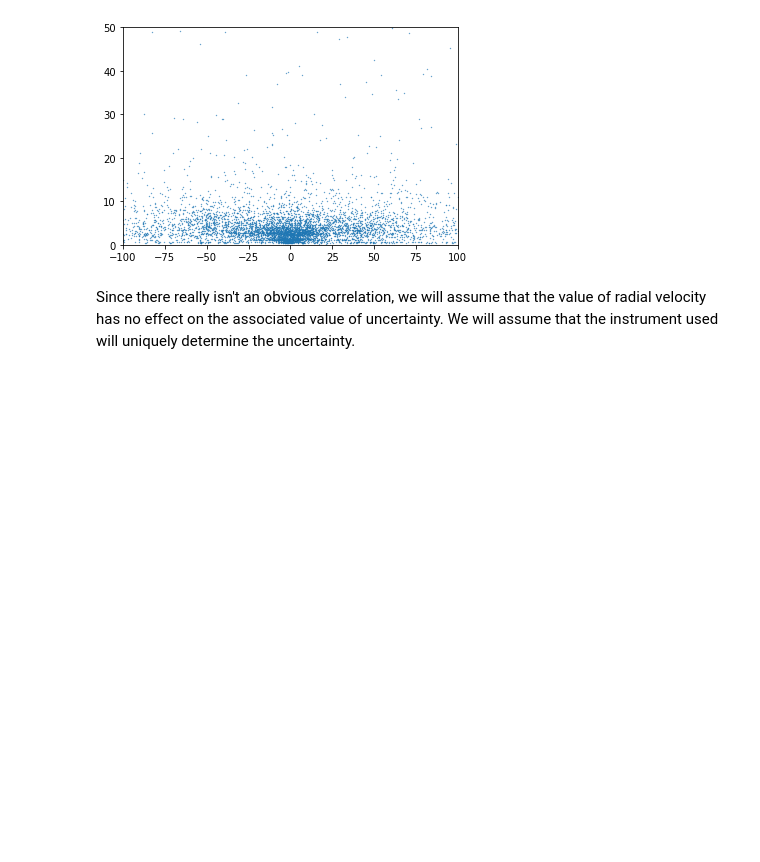
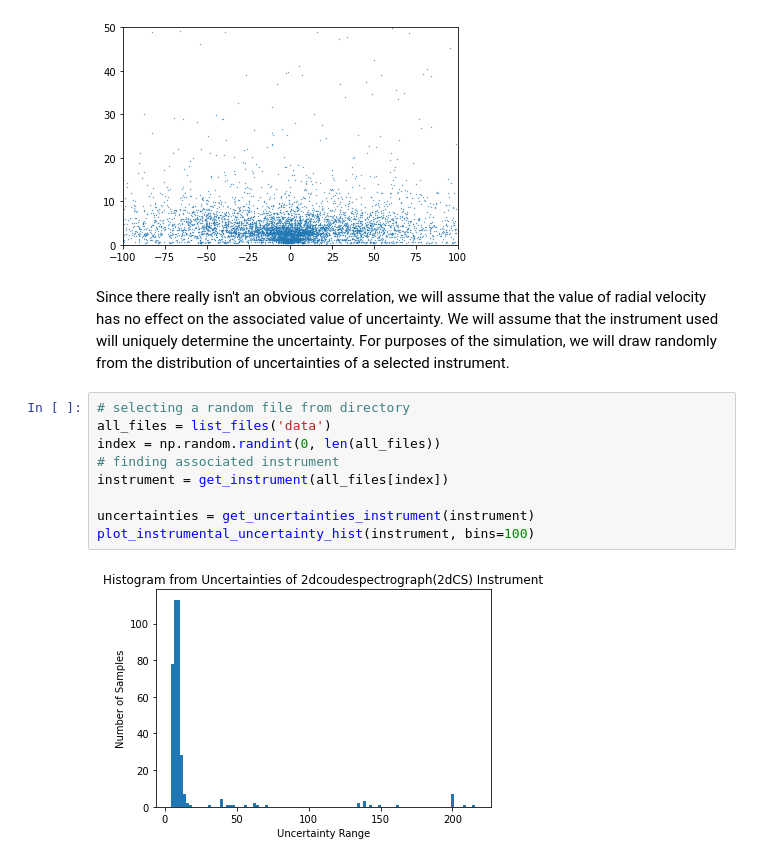
Before and after one commit to nicolexu07/PHYS321-finalproj, a Jupyter notebook: Exoplanet_Parameter_Detection.ipynb, the cells around one changed output. Drawn from its saved outputs; the diff is of its cells as text; blank space fills up the shorter version.

Commit message:
Completed uncertainty analysis

```diff
--- a/Exoplanet_Parameter_Detection.ipynb
+++ b/Exoplanet_Parameter_Detection.ipynb
@@ -61,4 +61,15 @@ plot_uncertainty_correlation()
 # %% [output]
 [figure]
 # %% [markdown]
-Since there really isn't an obvious correlation, we will assume that the value of radial velocity has no effect on the associated value of uncertainty. We will assume that the instrument used will uniquely determine the uncertainty.
+Since there really isn't an obvious correlation, we will assume that the value of radial velocity has no effect on the associated value of uncertainty. We will assume that the instrument used will uniquely determine the uncertainty. For purposes of the simulation, we will draw randomly from the distribution of uncertainties of a selected instrument.
+# %%
+# selecting a random file from directory
+all_files = list_files('data')
+index = np.random.randint(0, len(all_files))
+# finding associated instrument
+instrument = get_instrument(all_files[index])
+
+uncertainties = get_uncertainties_instrument(instrument)
+plot_instrumental_uncertainty_hist(instrument, bins=100)
+# %% [output]
+[figure, added]
```
Also changed, not shown: parts of 1 cell of this notebook, 1 other file.
